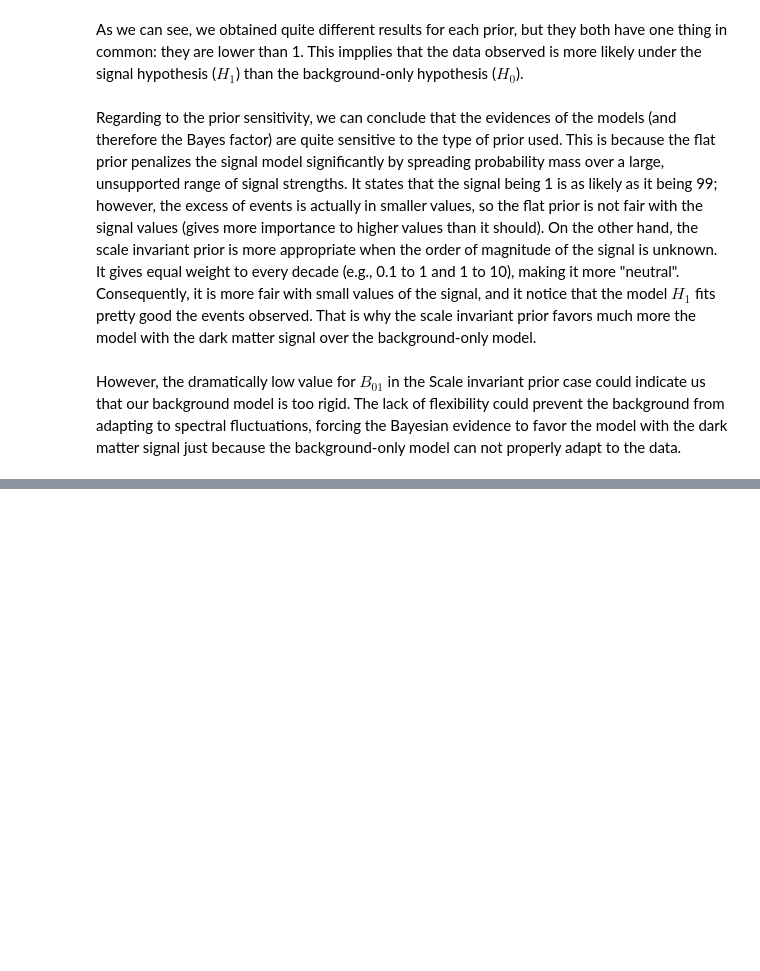
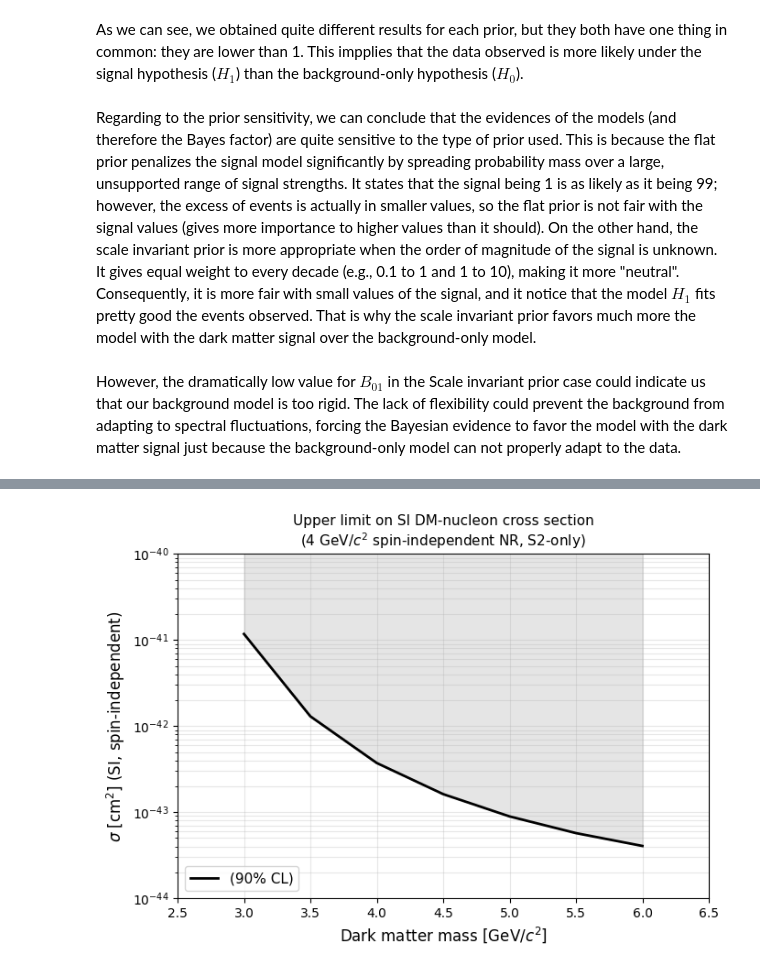
Before and after one commit to QuadroVert/DM1StatsGroupRepo2026, a Jupyter notebook: notebooks/Signal_test.ipynb, the cells around one changed output, grey strips where cells are left out. Saved outputs shown, nothing was run; the diff lists cells and outputs as text; code cells hidden in the pictures; blank space fills up the shorter version.

Commit message:
More reorganizing, now moved sections from likelihood to signal test

```diff
--- a/notebooks/Signal_test.ipynb
+++ b/notebooks/Signal_test.ipynb
@@ -116,3 +131,100 @@ As we can see, we obtained quite different results for each prior, but they both
 Regarding to the prior sensitivity, we can conclude that the evidences of the models (and therefore the Bayes factor) are quite sensitive to the type of prior used. This is because the flat prior penalizes the signal model significantly by spreading probability mass over a large, unsupported range of signal strengths. It states that the signal being 1 is as likely as it being 99; however, the excess of events is actually in smaller values, so the flat prior is not fair with the signal values (gives more importance to higher values than it should). On the other hand, the scale invariant prior is more appropriate when the order of magnitude of the signal is unknown.  It gives equal weight to every decade (e.g., 0.1 to 1 and 1 to 10), making it more "neutral". Consequently, it is more fair with small values of the signal, and it notice that the model $H_1$ fits pretty good the events observed. That is why the scale invariant prior favors much more the model with the dark matter signal over the background-only model.
 # %% [markdown]
 However, the dramatically low value for $B_{01}$ in the Scale invariant prior case could indicate us that our background model is too rigid. The lack of flexibility could prevent the background from adapting to spectral fluctuations, forcing the Bayesian evidence to favor the model with the dark matter signal just because the background-only model can not properly adapt to the data.
+# %%
+# Systematic uncertainties — defined once, used by both the mass scan and the single-mass limit below
+sigma_agg_signal = np.sqrt(
+    0.05**2  +   # electron lifetime
+    0.025**2 +   # S2 gain g2
+    0.12**2  +   # S2 width cut efficiency (dominant for 4 GeV NR)
+    0.08**2  +   # radial cut efficiency
+    0.07**2  +   # pileup rejection cuts
+    0.03**2      # gas event cut
+)                # gives sigma_agg_s ~ 16.5%
+
+sigma_agg_background = np.sqrt(
+    0.05**2  +   # electron lifetime
+    0.025**2     # S2 gain g2
+)                # gives sigma_agg_b ~ 5.6%
+# %%
+# DM masses to scan
+dm_masses = np.array([3.0, 3.5, 4.0, 4.5, 5.0, 5.5, 6.0])  # GeV/c^2
+
+sigma_ref    = 1e-45   # cm^2 — reference cross section
+sigma_uppers = []      # will store upper limit at each mass
+
+# Loop over masses and compute upper limit at each
+for mw in dm_masses:
+
+    # signal template for this mass
+    rate_kev = wr.rate_wimp_std(
+        es=s2_energies,
+        mw=mw,
+        sigma_nucleon=sigma_ref
+    )
+    rate = rate_kev * dE
+    rate = rate * 0.97678  # efficiency factor from paper
+
+    # apply energy cutoff
+    rate_cut = rate.copy()
+    cutoff_idx = (bin_starts < recoil_energy_cutoff_kev).sum() - 1
+    rate_cut[:cutoff_idx] = 0
+    suppress = (recoil_energy_cutoff_kev - bin_starts[cutoff_idx]) / bin_starts[cutoff_idx]
+    suppress = np.clip(suppress, 0, 1)
+    rate_cut[cutoff_idx] *= 1 - suppress
+
+    # project through response matrix
+    s_i_mass = rate_cut @ response_matrix_nr
+
+    # roi_mask imported from loader — fixed ROI, ideally optimised per mass
+    n_obs_mass    = int(k_obs[roi_mask].sum())
+    mu_b_nom_mass = b_nominal.values[roi_mask].sum()
+    mu_s_nom_mass = s_i_mass[roi_mask].sum()
+
+    # conservative expectations
+    mu_s_cons = max(mu_s_nom_mass * (1 - 1.28 * sigma_agg_signal),     0.0)
+    mu_b_cons = max(mu_b_nom_mass * (1 - 1.28 * sigma_agg_background), 0.0)
+
+    # Poisson upper limit
+    def poisson_cdf_minus_010(mu_s_val):
+        mu_total = mu_s_val * mu_s_cons + mu_b_cons
+        return poisson.cdf(n_obs_mass, mu_total) - 0.10
+
+    try:
+        mu_s_up  = brentq(poisson_cdf_minus_010, 0, 1e10)
+        # apply floor (limit)
+        if mu_s_up * mu_s_cons < 2.3:
+            mu_s_up = 2.3 / mu_s_cons if mu_s_cons > 0 else np.nan
+        sigma_up = mu_s_up * sigma_ref
+    except ValueError:
+        sigma_up = np.nan
+
+    sigma_uppers.append(sigma_up)
+    print(f"mw = {mw:.1f} GeV/c^2 | mu_s_nom = {mu_s_nom_mass:.5f} | "
+          f"n_obs = {n_obs_mass} | sigma_up = {sigma_up:.3e} cm^2")
+
+sigma_uppers = np.array(sigma_uppers)
+
+# Plotting
+fig, ax = plt.subplots(figsize=(7, 5))
+
+ax.plot(dm_masses, sigma_uppers,
+        color='black', linewidth=2,
+        label='(90% CL)')
+ax.fill_between(dm_masses, sigma_uppers,
+                sigma_uppers.max() * 10,
+                alpha=0.2, color='gray')
+
+ax.set_yscale('log')
+ax.set_xscale('linear')
+ax.set_xlabel(r'Dark matter mass [GeV/$c^2$]', fontsize=12)
+ax.set_ylabel(r'$\sigma$ [cm$^2$] (SI, spin-independent)', fontsize=12)
+ax.set_title('Upper limit on SI DM-nucleon cross section\n'
+             '(4 GeV/$c^2$ spin-independent NR, S2-only)', fontsize=11)
+ax.set_xlim(2.5, 6.5)
+ax.set_ylim(1e-44, 1e-40)
+ax.legend(fontsize=11)
+ax.grid(True, which='both', alpha=0.3)
+plt.tight_layout()
+plt.show()
+# %% [output]
@@ -118,0 +238 @@ However, the dramatically low value for $B_{01}$ in the Scale invariant prior ca
+[figure, added]
```
Also changed, not shown: parts of 7 cells of this notebook, 1 other file.
